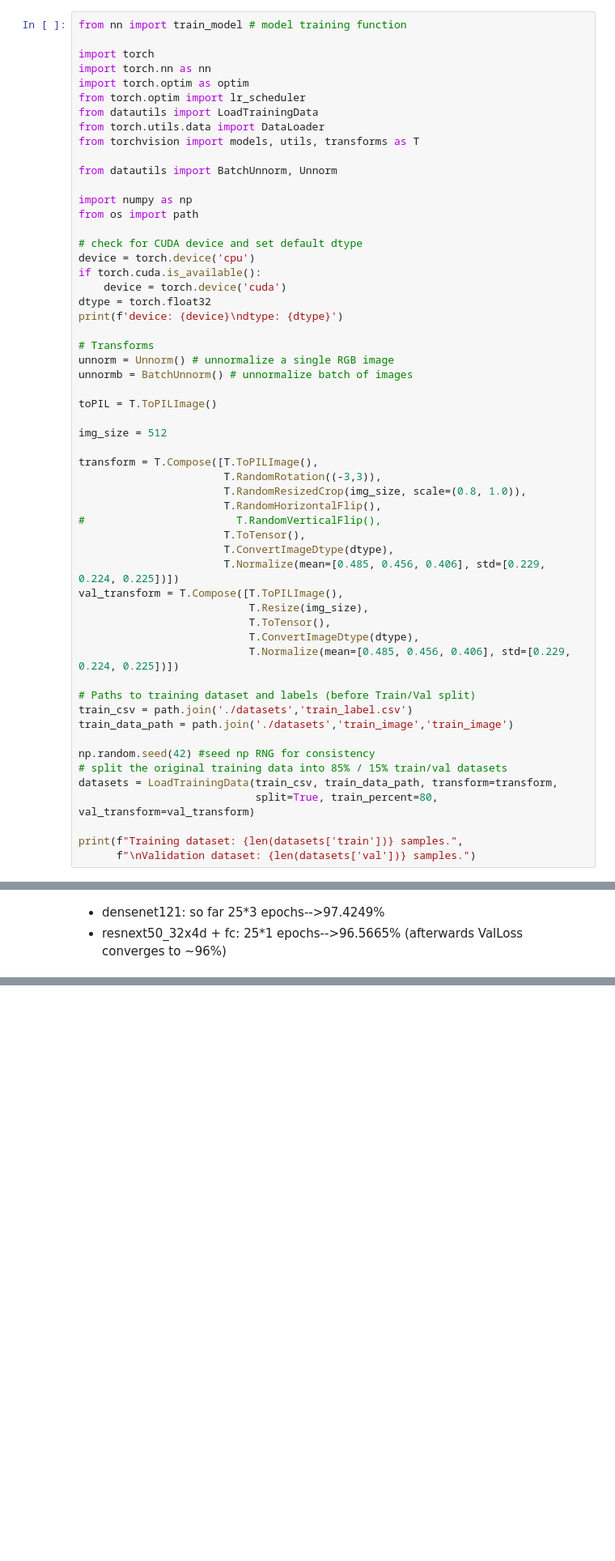
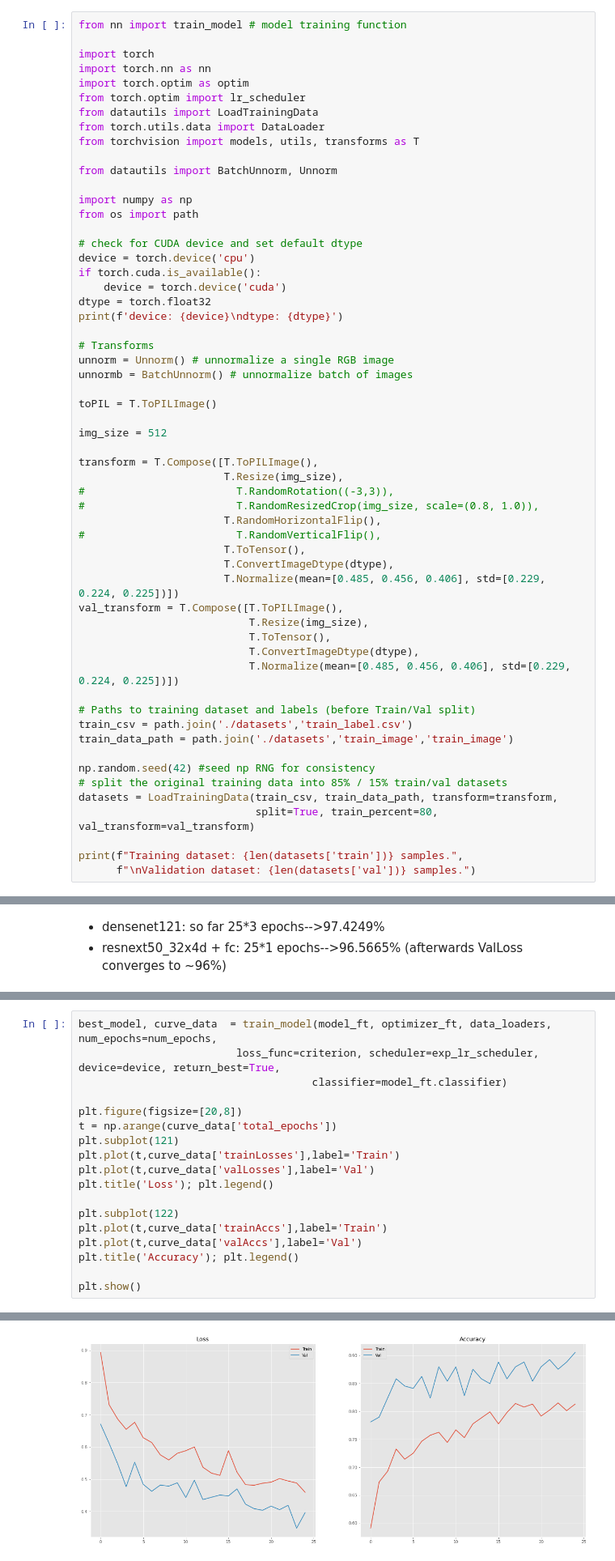
Before and after one commit to mshagirov/cs5242, a Jupyter notebook: 1_training_densenet.ipynb, the cells around one changed output, grey strips where cells are left out. Shown at 81% size. Saved outputs shown, nothing was run; the diff lists cells and outputs as text; blank space fills up the shorter version.

```diff
--- a/1_training_densenet.ipynb
+++ b/1_training_densenet.ipynb
@@ -39,8 +39,9 @@ toPIL = T.ToPILImage()
 img_size = 512
 
 transform = T.Compose([T.ToPILImage(),
-                       T.RandomRotation((-3,3)),
-                       T.RandomResizedCrop(img_size, scale=(0.8, 1.0)),
+                       T.Resize(img_size),
+#                        T.RandomRotation((-3,3)),
+#                        T.RandomResizedCrop(img_size, scale=(0.8, 1.0)),
                        T.RandomHorizontalFlip(),
 #                        T.RandomVerticalFlip(),
                        T.ToTensor(),
@@ -320,0 +360,19 @@ Best val Acc: 0.974249 (return best:True)
+# %%
+best_model, curve_data  = train_model(model_ft, optimizer_ft, data_loaders, num_epochs=num_epochs,
+                         loss_func=criterion, scheduler=exp_lr_scheduler, device=device, return_best=True,
+                                     classifier=model_ft.classifier)
+
+plt.figure(figsize=[20,8])
+t = np.arange(curve_data['total_epochs'])
+plt.subplot(121)
+plt.plot(t,curve_data['trainLosses'],label='Train')
+plt.plot(t,curve_data['valLosses'],label='Val')
+plt.title('Loss'); plt.legend()
+
+plt.subplot(122)
+plt.plot(t,curve_data['trainAccs'],label='Train')
+plt.plot(t,curve_data['valAccs'],label='Val')
+plt.title('Accuracy'); plt.legend()
+
+plt.show()
+# %% [output]
@@ -320,0 +396 @@ Best val Acc: 0.974249 (return best:True)
+[figure, added]
```
Also changed, not shown: parts of 21 cells of this notebook, 3 other files.
